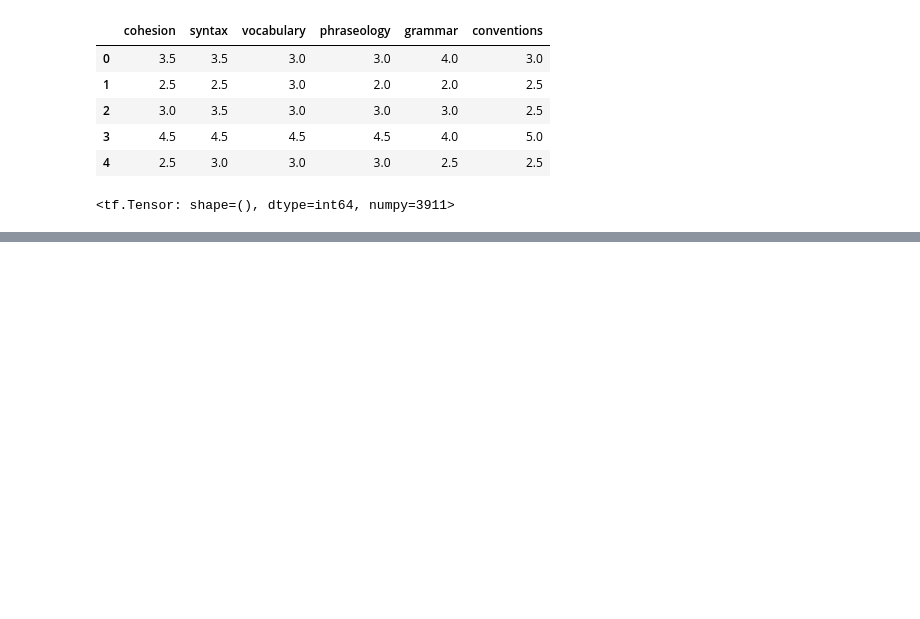
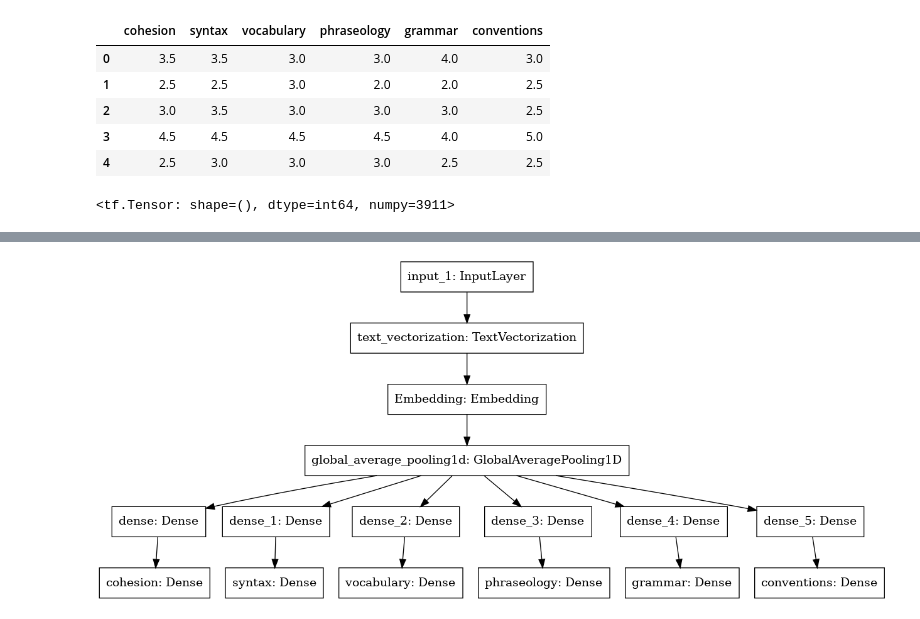
Before and after one commit to 03axdov/EnglishLanguageLearning, a Jupyter notebook: englishlanguagelearning.ipynb, the cells around one changed output, grey strips where cells are left out. Drawn from its saved outputs; the diff is of its cells as text; code cells hidden in the pictures; blank space fills up the shorter version.

```diff
--- a/englishlanguagelearning.ipynb
+++ b/englishlanguagelearning.ipynb
@@ -122,16 +126,3 @@ vectorize_layer.get_vocabulary()[:20]
  'can',
  'because',
  'people']
-# %%
-embedding_dim = 32
-
-def get_model():
-  model = tf.keras.Sequential([
-      vectorize_layer,
-      layers.Embedding(vocab_size, embedding_dim, name="Embedding"),
-      layers.GlobalAveragePooling1D(),
-      layers.Dense(32, activation="relu"),
-      layers.Dense(num_classes)
-  ])
-
-  return model
@@ -138,2 +138,31 @@ def get_model():
+# %%
+embedding_dim = 32
+
+def get_model():
+    inputs = tf.keras.Input(shape=(1), dtype=tf.string)
+    print(inputs)
+    x = vectorize_layer(inputs)
+    x = layers.Embedding(vocab_size, embedding_dim, name="Embedding")(x)
+    x = layers.GlobalAveragePooling1D()(x)
+
+    cohesion = layers.Dense(10, activation="relu")(x)
+    cohesion = layers.Dense(1, activation="relu", name="cohesion")(cohesion)
+
+    syntax = layers.Dense(10, activation="relu")(x)
+    syntax = layers.Dense(1, activation="relu", name="syntax")(syntax)
+
+    vocabulary = layers.Dense(10, activation="relu")(x)
+    vocabulary = layers.Dense(1, activation="relu", name="vocabulary")(vocabulary)
+
+    phraseology = layers.Dense(10, activation="relu")(x)
+    phraseology = layers.Dense(1, activation="relu", name="phraseology")(phraseology)
+
+    grammar = layers.Dense(10, activation="relu")(x)
+    grammar = layers.Dense(1, activation="relu", name="grammar")(grammar)
+
+    conventions = layers.Dense(10, activation="relu")(x)
+    conventions = layers.Dense(1, activation="relu", name="conventions")(conventions)
+
+    return tf.keras.Model(inputs=inputs, outputs=[cohesion, syntax, vocabulary, phraseology, grammar, conventions])
 # %%
 model = get_model()
@@ -161,3 +191,7 @@ _________________________________________________________________
+# %%
+tf.keras.utils.plot_model(model)
+# %% [output]
+[figure, added]
 # %%
 def mean_squared_error(y_true, y_pred):
     return tf.math.reduce_mean(tf.square(y_true-y_pred))
```
Also changed, not shown: parts of 17 cells of this notebook.
